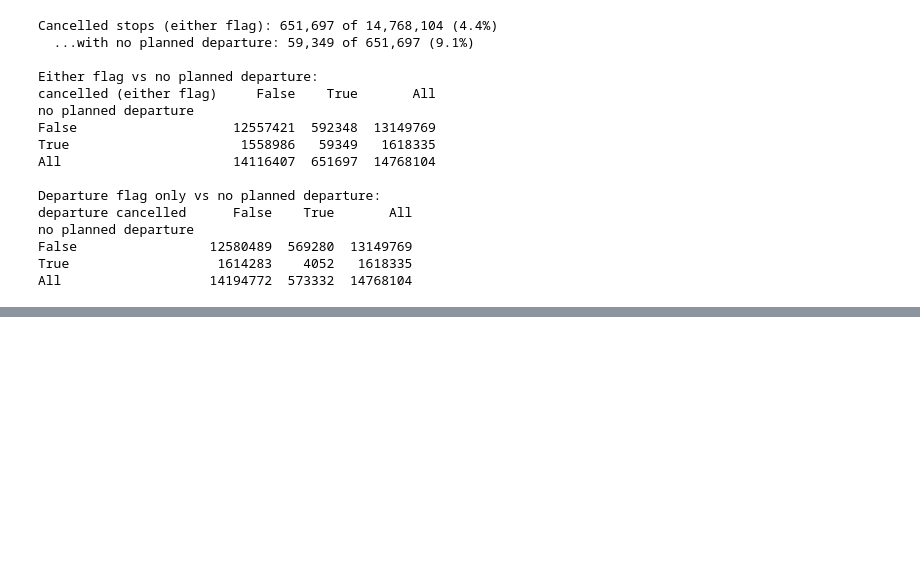
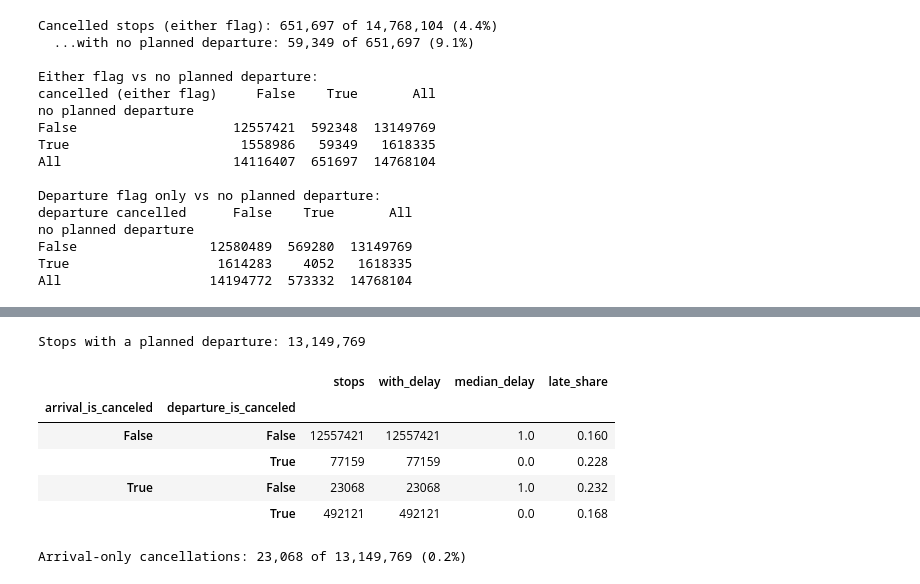
Before and after one commit to MadTMan/db-delay-risk, a Jupyter notebook: notebooks/02_data_checks.ipynb, the cells around one changed output, grey strips where cells are left out. Saved outputs shown, nothing was run; the diff lists cells and outputs as text; code cells hidden in the pictures; blank space fills up the shorter version.

```diff
--- a/notebooks/02_data_checks.ipynb
+++ b/notebooks/02_data_checks.ipynb
@@ -248,0 +279,24 @@ All                   14194772  573332  14768104
+# %%
+with_departure = df.loc[~no_departure, [DELAY_COLUMN, *CANCEL_COLUMNS]]
+is_late = with_departure[DELAY_COLUMN] >= LATE_THRESHOLD_MIN
+
+switches = with_departure.groupby(CANCEL_COLUMNS).agg(
+    stops=(DELAY_COLUMN, "size"),
+    with_delay=(DELAY_COLUMN, "count"),
+    median_delay=(DELAY_COLUMN, "median"),
+)
+switches["late_share"] = is_late.groupby([with_departure[c] for c in CANCEL_COLUMNS]).mean().round(3)
+print("Stops with a planned departure:", f"{len(with_departure):,}")
+display(switches)
+
+arrival_only = with_departure["arrival_is_canceled"] & ~with_departure["departure_is_canceled"]
+print("Arrival-only cancellations:", share(int(arrival_only.sum()), len(with_departure)))
+# %% [output]
+Stops with a planned departure: 13,149,769
+|  |  | stops | with_delay | median_delay | late_share |
+| arrival_is_canceled | departure_is_canceled |  |  |  |  |
+| False | False | 12557421 | 12557421 | 1.0 | 0.160 |
+|  | True | 77159 | 77159 | 0.0 | 0.228 |
+| True | False | 23068 | 23068 | 1.0 | 0.232 |
+|  | True | 492121 | 492121 | 0.0 | 0.168 |
+Arrival-only cancellations: 23,068 of 13,149,769 (0.2%)
```
Also changed, not shown: parts of 8 cells of this notebook.
